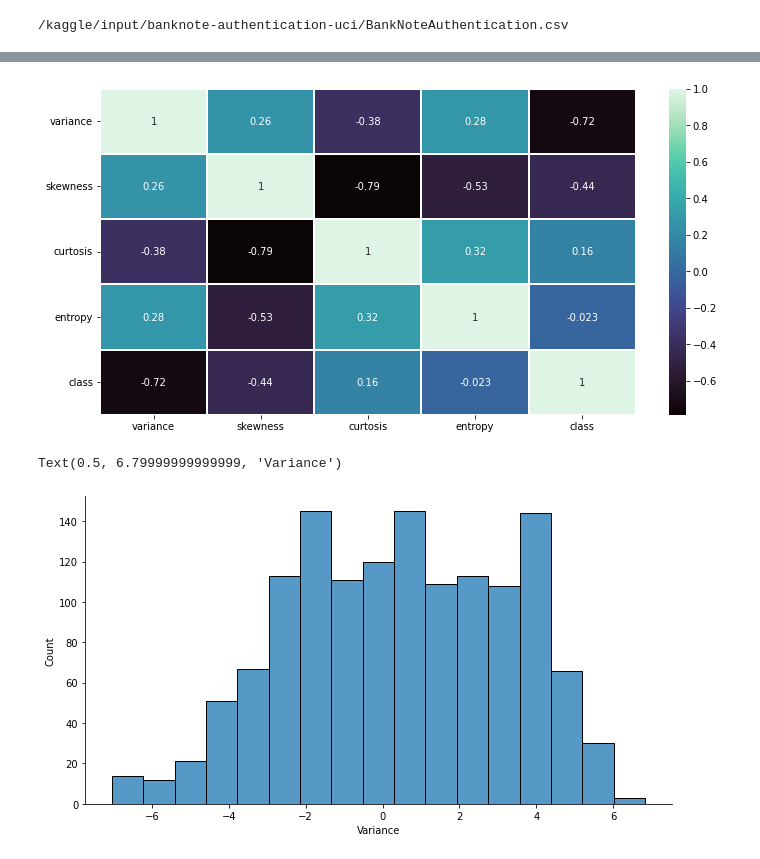
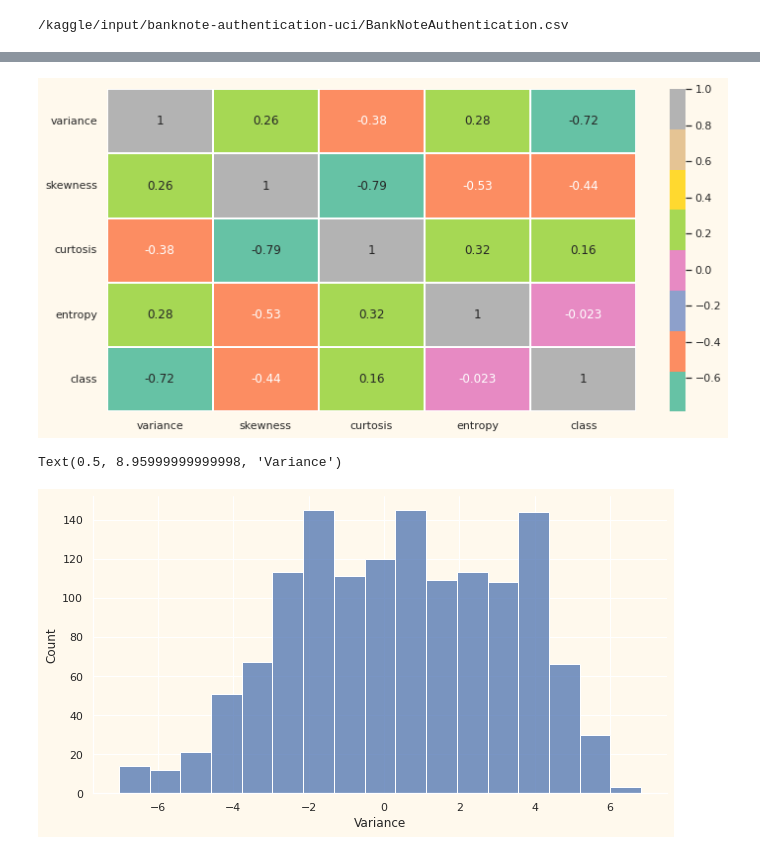
Before and after one commit to March-To-The-Sea/Banknote-Authentication-Clustering, a Jupyter notebook: banknote-authentication-kmeans-clustering-python.ipynb, the cells around one changed output, grey strips where cells are left out. Drawn from its saved outputs; the diff is of its cells as text; code cells hidden in the pictures.

```diff
--- a/banknote-authentication-kmeans-clustering-python.ipynb
+++ b/banknote-authentication-kmeans-clustering-python.ipynb
@@ -40,0 +33,5 @@ max       6.824800    12.951600    17.927400     2.449500     1.000000
+# %%
+sns.set(rc={"axes.facecolor":"#FFF9ED","figure.facecolor":"#FFF9ED"})
+cmap = colors.ListedColormap(sns.color_palette("Set2").as_hex())
+
+sns.pairplot(banknotes, hue='class', palette = ("Set2"))
@@ -41,14 +41,14 @@ max       6.824800    12.951600    17.927400     2.449500     1.000000
 # %%
-sns.heatmap(banknotes.corr(),annot=True,cmap='mako',linewidths=0.2)
+sns.heatmap(banknotes.corr(),annot=True,cmap = cmap,linewidths = 0.2)
 fig = plt.gcf()
 fig.set_size_inches(12,6)
 plt.show()
 # %% [output]
-[figure, old version]
+[figure, new version]
 # %%
-sns.displot(banknotes["variance"], height= 5, aspect=1.8)
+sns.displot(banknotes["variance"], height = 5, aspect = 1.8)
 plt.xlabel("Variance")
 # %% [output]
-Text(0.5, 6.79999999999999, 'Variance')
+Text(0.5, 8.95999999999998, 'Variance')
-[figure, old version]
+[figure, new version]
 # %%
```
Also changed, not shown: parts of 23 cells of this notebook.
